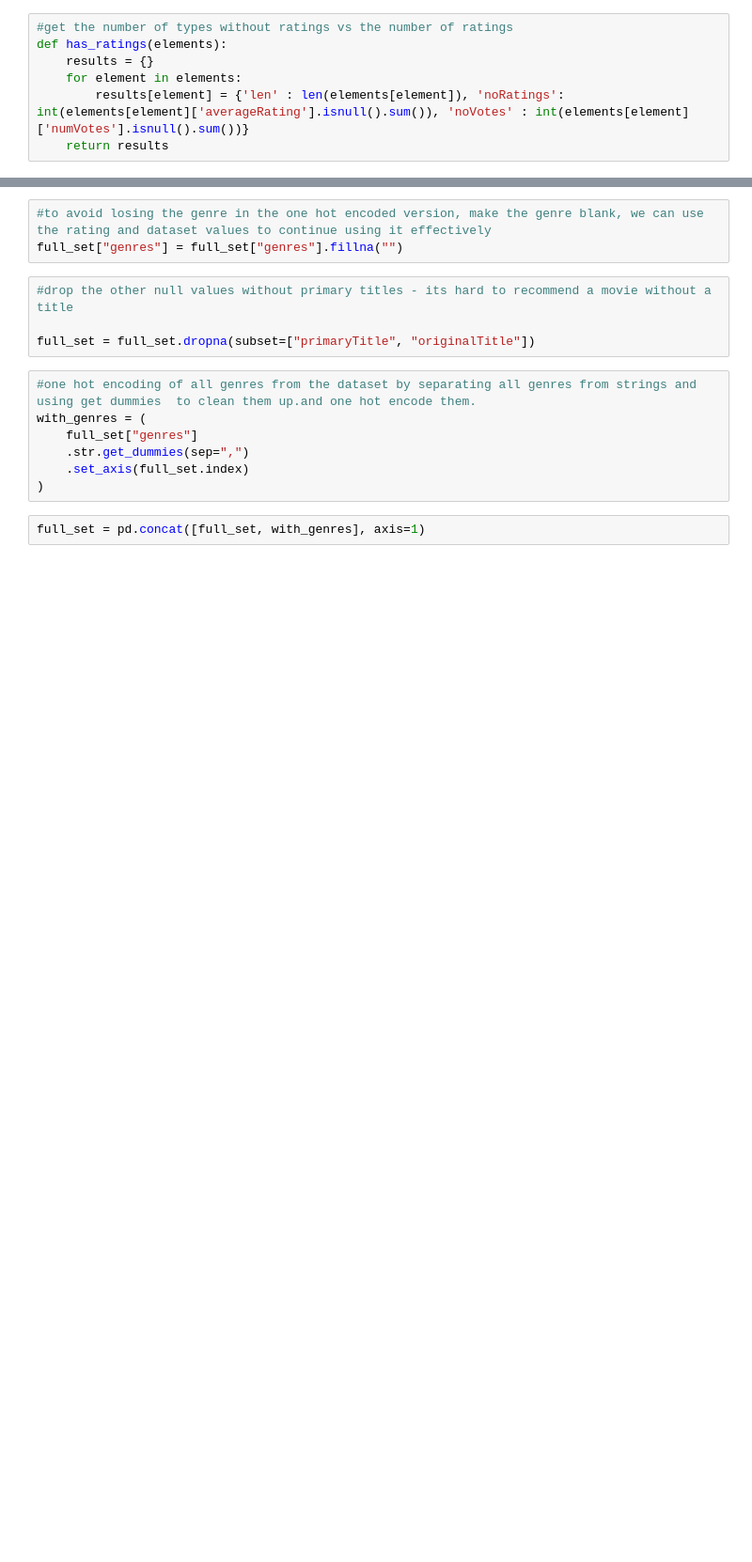
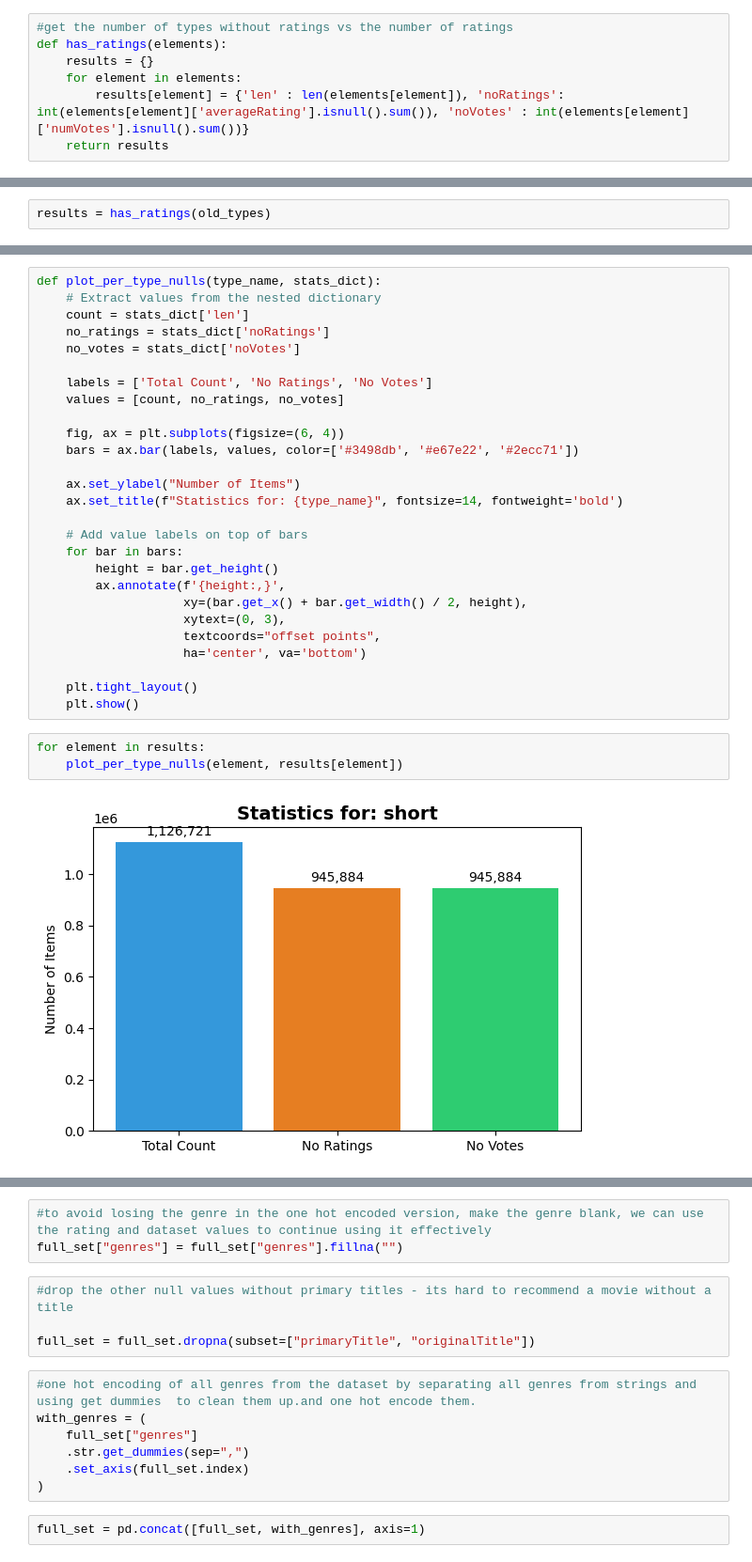
Before and after one commit to lewinskie254/movie-recommender, a Jupyter notebook: movie_dataset.ipynb, the cells around one changed output, grey strips where cells are left out. Shown at 94% size. Saved outputs shown, nothing was run; the diff lists cells and outputs as text; blank space fills up the shorter version.

```diff
--- a/movie_dataset.ipynb
+++ b/movie_dataset.ipynb
@@ -65,0 +146,2 @@ has_ratings(old_types)
+# %%
+results = has_ratings(old_types)
@@ -65,0 +162,32 @@ has_ratings(old_types)
+# %%
+def plot_per_type_nulls(type_name, stats_dict):
+    # Extract values from the nested dictionary
+    count = stats_dict['len']
+    no_ratings = stats_dict['noRatings']
+    no_votes = stats_dict['noVotes']
+
+    labels = ['Total Count', 'No Ratings', 'No Votes']
+    values = [count, no_ratings, no_votes]
+
+    fig, ax = plt.subplots(figsize=(6, 4))
+    bars = ax.bar(labels, values, color=['#3498db', '#e67e22', '#2ecc71'])
+
+    ax.set_ylabel("Number of Items")
+    ax.set_title(f"Statistics for: {type_name}", fontsize=14, fontweight='bold')
+
+    # Add value labels on top of bars
+    for bar in bars:
+        height = bar.get_height()
+        ax.annotate(f'{height:,}',
+                    xy=(bar.get_x() + bar.get_width() / 2, height),
+                    xytext=(0, 3),
+                    textcoords="offset points",
+                    ha='center', va='bottom')
+
+    plt.tight_layout()
+    plt.show()
+# %%
+for element in results:
+    plot_per_type_nulls(element, results[element])
+# %% [output]
+[figure, added]
```
Also changed, not shown: parts of 32 cells of this notebook, 4 other files.
